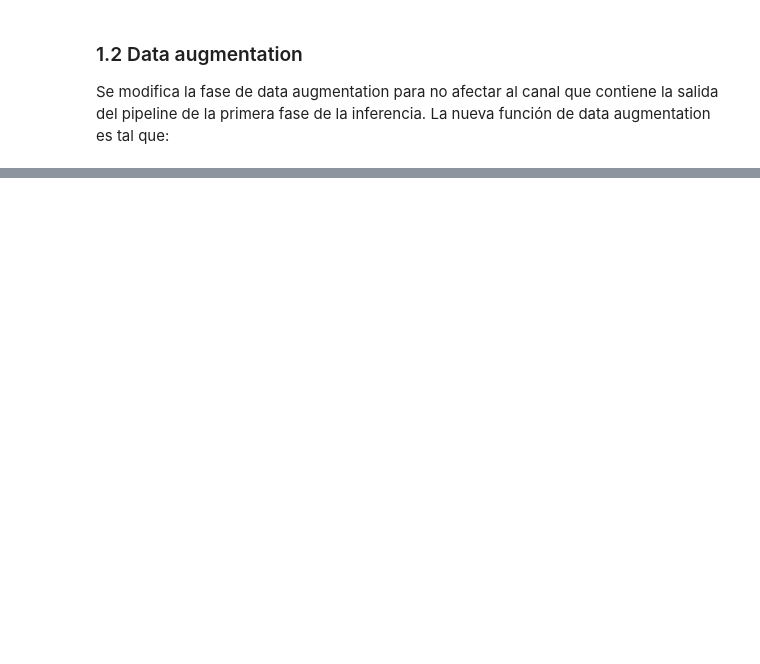
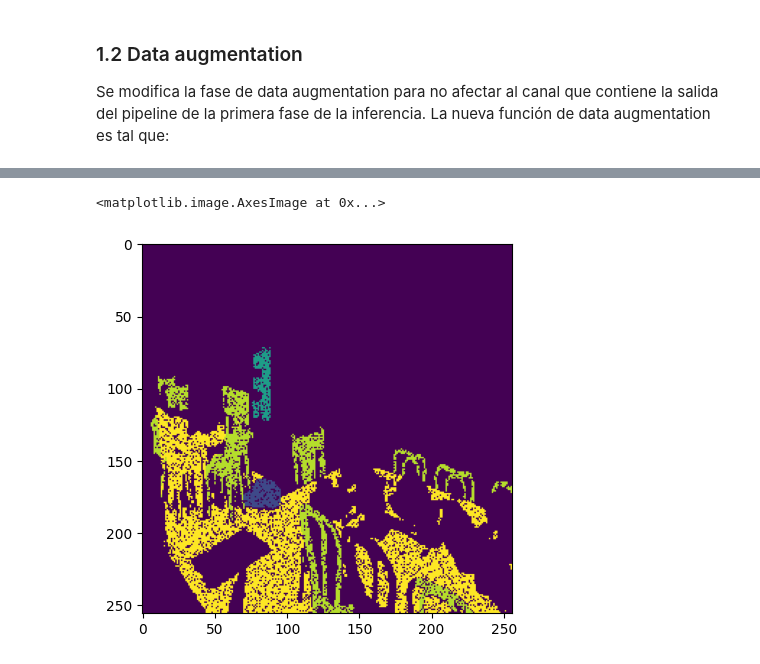
Before and after one commit to rucasca/TFM, a Jupyter notebook: src/data_modeling_final_model.ipynb, the cells around one changed output, grey strips where cells are left out. Saved outputs shown, nothing was run; the diff lists cells and outputs as text; code cells hidden in the pictures; blank space fills up the shorter version.

```diff
--- a/src/data_modeling_final_model.ipynb
+++ b/src/data_modeling_final_model.ipynb
@@ -435,0 +454,12 @@ category_info_objetive
+# %%
+from google.colab import drive
+import matplotlib.patches as mpatches
+
+drive.mount('/content/drive')
+
+tfrecord_path_train = r"/content/drive/MyDrive/TFM/dataset_train_final_2.tfrecord"
+tfrecord_path_test = r"/content/drive/MyDrive/TFM/dataset_test_final_2.tfrecord"
+
+batch_size = 16
+
+N_CLASSES = 11
@@ -435,0 +541,5 @@ category_info_objetive
+# %%
+plt.imshow(img_batch[3,:,:,3])
+# %% [output]
+<matplotlib.image.AxesImage at 0x...>
+[figure, added]
```
Also changed, not shown: parts of 70 cells of this notebook, 2 other files.
